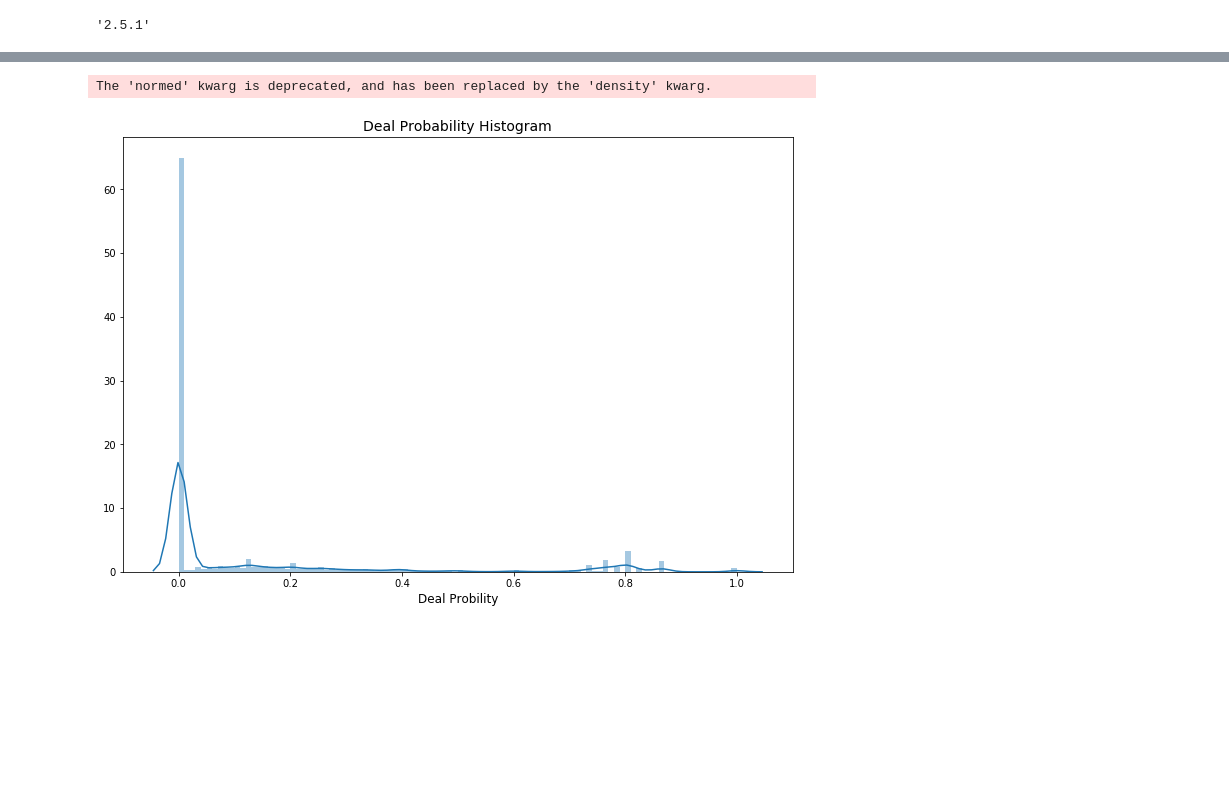
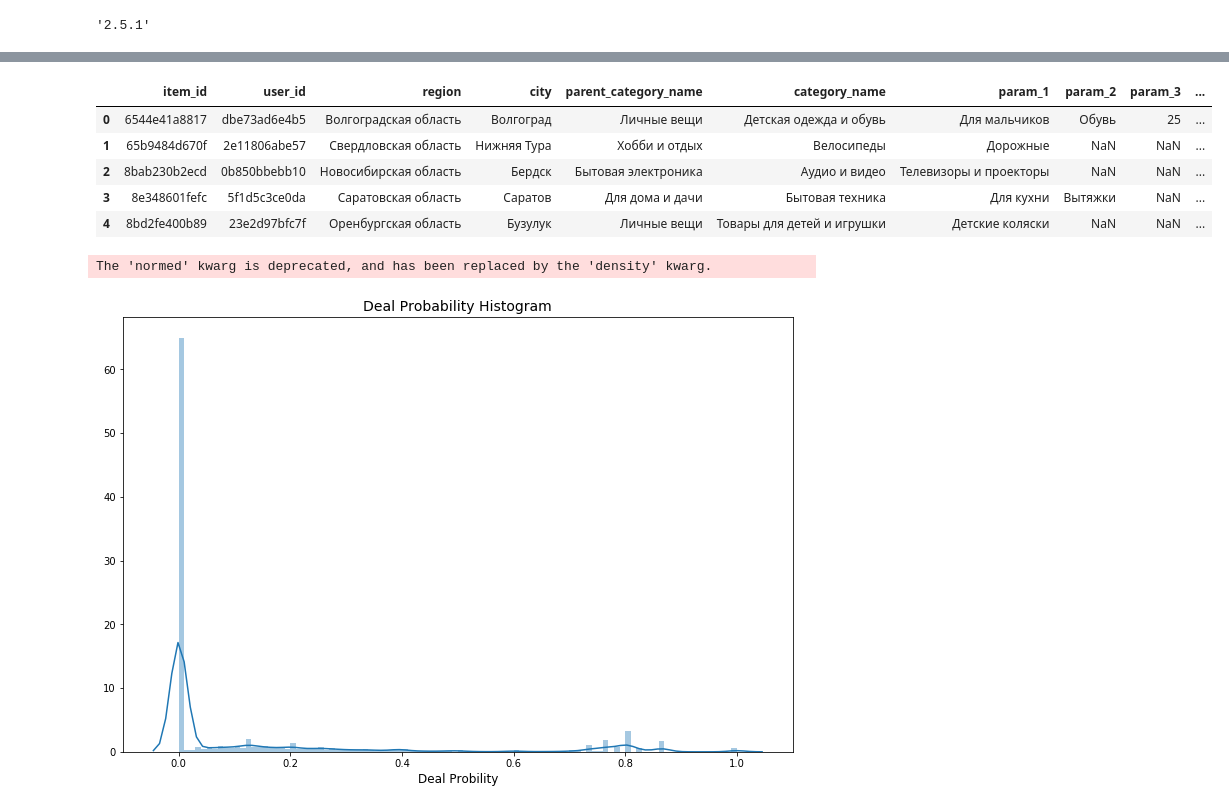
Before and after one commit to ashispapu/Avito_Demand_Prediction, a Jupyter notebook: avito_prac_exploration.ipynb, the cells around one changed output, grey strips where cells are left out. Saved outputs shown, nothing was run; the diff lists cells and outputs as text; code cells hidden in the pictures; blank space fills up the shorter version.

```diff
--- a/avito_prac_exploration.ipynb
+++ b/avito_prac_exploration.ipynb
@@ -25,5 +27,8 @@ plotly.__version__
 '2.5.1'
 # %%
 train_df = pd.read_csv("train.csv", parse_dates=["activation_date"])
-train_df.head()
+test_df = pd.read_csv("test.csv", parse_dates=["activation_date"])
+
+
+print (train_df.shape,test_df.shape)
 # %% [output]
@@ -40,3 +45,12 @@ train_df.shape
+# %%
+test_df.head()
+# %% [output]
+|  | item_id | user_id | region | city | parent_category_name | category_name | param_1 | param_2 | param_3 | ... |
+| 0 | 6544e41a8817 | dbe73ad6e4b5 | Волгоградская область | Волгоград | Личные вещи | Детская одежда и обувь | Для мальчиков | Обувь | 25 | ... |
+| 1 | 65b9484d670f | 2e11806abe57 | Свердловская область | Нижняя Тура | Хобби и отдых | Велосипеды | Дорожные | NaN | NaN | ... |
+| 2 | 8bab230b2ecd | 0b850bbebb10 | Новосибирская область | Бердск | Бытовая электроника | Аудио и видео | Телевизоры и проекторы | NaN | NaN | ... |
+| 3 | 8e348601fefc | 5f1d5c3ce0da | Саратовская область | Саратов | Для дома и дачи | Бытовая техника | Для кухни | Вытяжки | NaN | ... |
+| 4 | 8bd2fe400b89 | 23e2d97bfc7f | Оренбургская область | Бузулук | Личные вещи | Товары для детей и игрушки | Детские коляски | NaN | NaN | ... |
 # %%
 plt.figure(figsize=(12,8))
 sns.distplot(train_df["deal_probability"].values, bins=100, kde=True)
```
Also changed, not shown: parts of 15 cells of this notebook.
